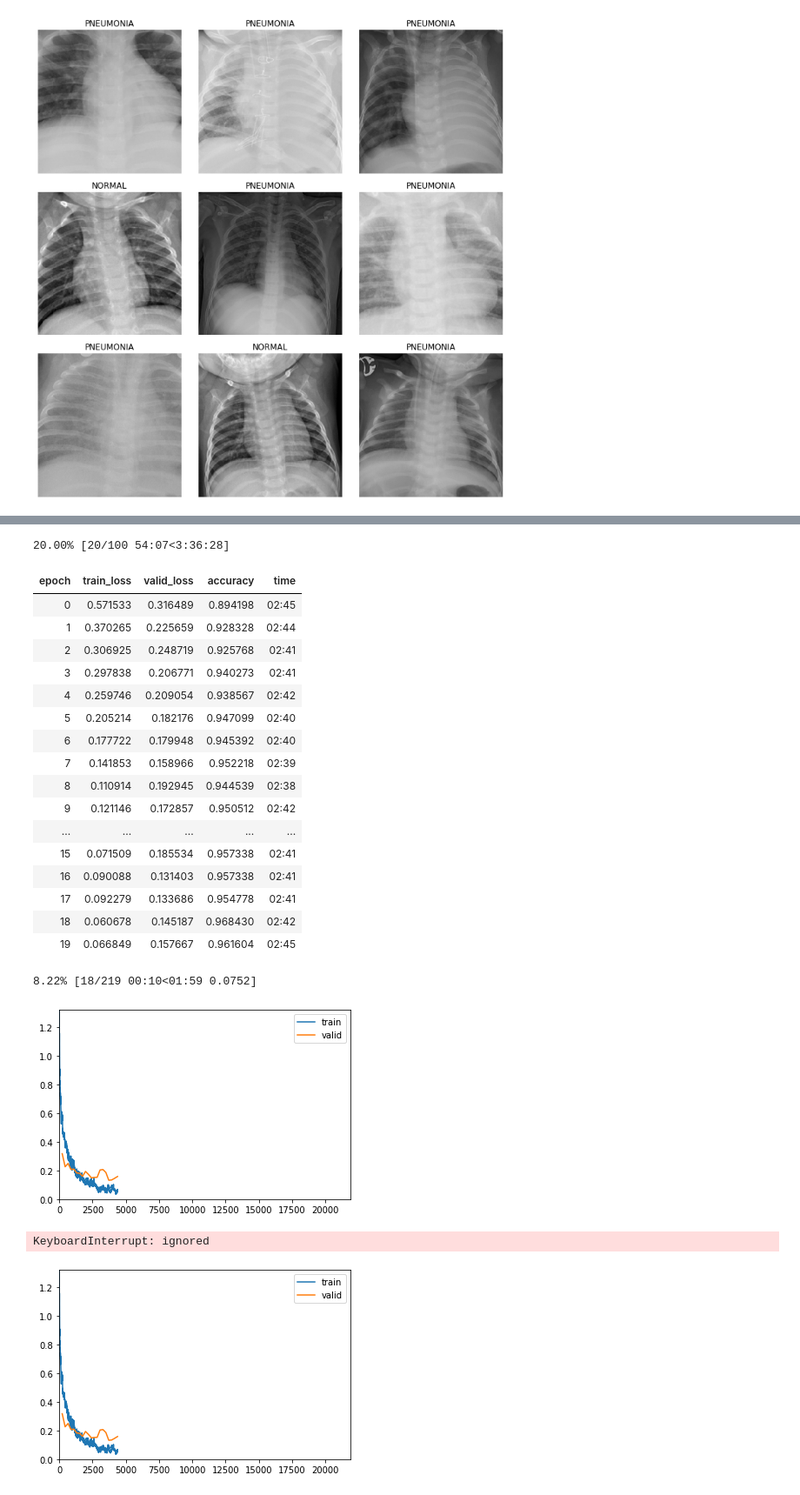
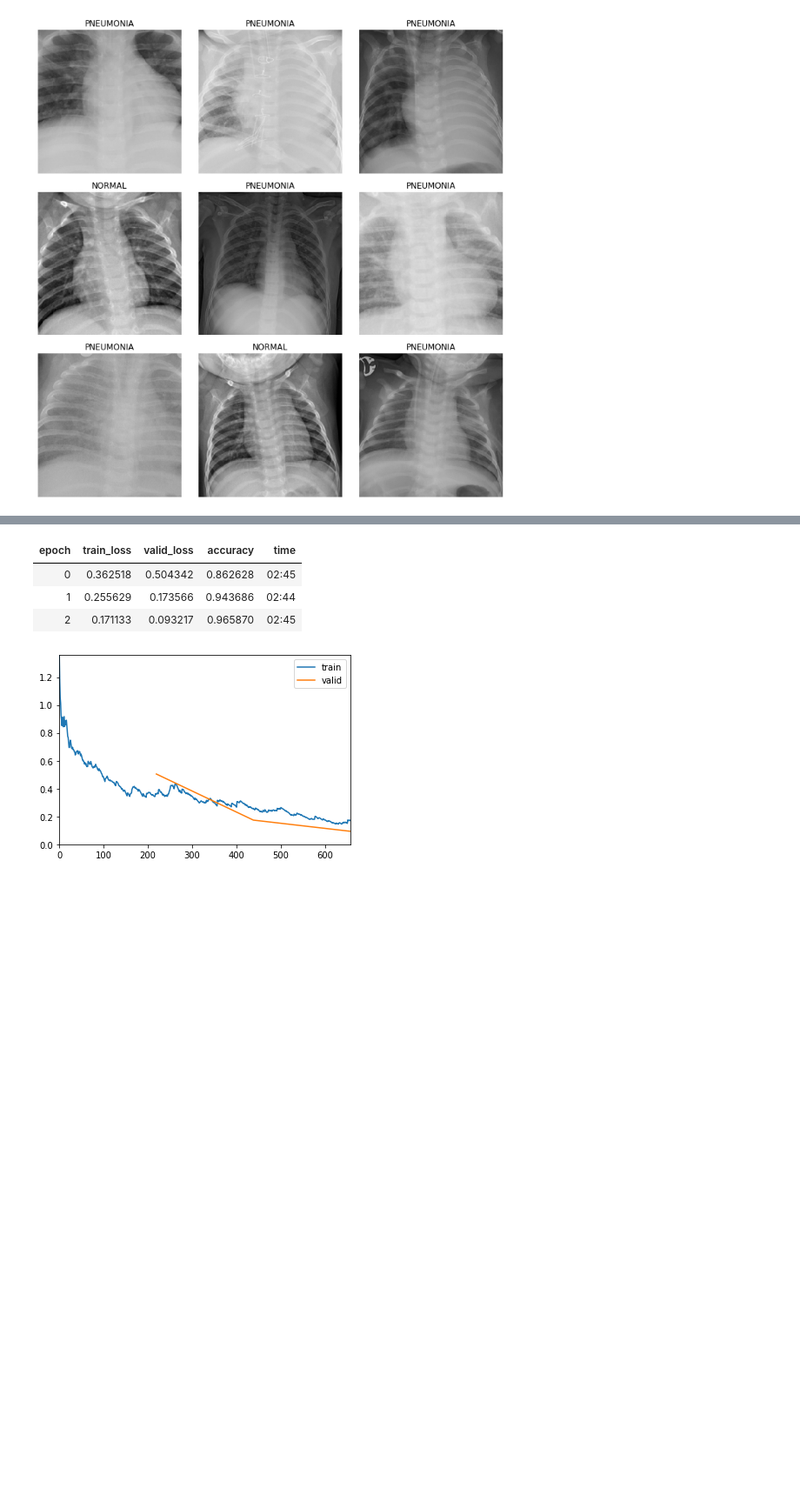
Before and after one commit to thiagodma/Pytorch_exs, a Jupyter notebook: PneunomiaClassification/with_fastai.ipynb, the cells around one changed output, grey strips where cells are left out. Shown at 87% size. Cells and saved outputs as stored; diff of their text form; code cells hidden in the pictures; blank space fills up the shorter version.

```diff
--- a/PneunomiaClassification/with_fastai.ipynb
+++ b/PneunomiaClassification/with_fastai.ipynb
@@ -64,25 +49,8 @@ LR Finder is complete, type {learner_name}.recorder.plot() to see the graph.
 # %%
-learn.fit_one_cycle(100,1e-3)
+learn.fit_one_cycle(3,1e-2)
 # %% [output]
-20.00% [20/100 54:07<3:36:28]
 | epoch | train_loss | valid_loss | accuracy | time |
-| 0 | 0.571533 | 0.316489 | 0.894198 | 02:45 |
-| 1 | 0.370265 | 0.225659 | 0.928328 | 02:44 |
-| 2 | 0.306925 | 0.248719 | 0.925768 | 02:41 |
-| 3 | 0.297838 | 0.206771 | 0.940273 | 02:41 |
-| 4 | 0.259746 | 0.209054 | 0.938567 | 02:42 |
-| 5 | 0.205214 | 0.182176 | 0.947099 | 02:40 |
-| 6 | 0.177722 | 0.179948 | 0.945392 | 02:40 |
-| 7 | 0.141853 | 0.158966 | 0.952218 | 02:39 |
-| 8 | 0.110914 | 0.192945 | 0.944539 | 02:38 |
-| 9 | 0.121146 | 0.172857 | 0.950512 | 02:42 |
-| ... | ... | ... | ... | ... |
-| 15 | 0.071509 | 0.185534 | 0.957338 | 02:41 |
-| 16 | 0.090088 | 0.131403 | 0.957338 | 02:41 |
-| 17 | 0.092279 | 0.133686 | 0.954778 | 02:41 |
-| 18 | 0.060678 | 0.145187 | 0.968430 | 02:42 |
-| 19 | 0.066849 | 0.157667 | 0.961604 | 02:45 |
+| 0 | 0.362518 | 0.504342 | 0.862628 | 02:45 |
+| 1 | 0.255629 | 0.173566 | 0.943686 | 02:44 |
+| 2 | 0.171133 | 0.093217 | 0.965870 | 02:45 |
-8.22% [18/219 00:10<01:59 0.0752]
-[figure, old version]
+[figure, new version]
-KeyboardInterrupt: ignored
-[figure, removed]
```
Also changed, not shown: parts of 4 cells of this notebook.
